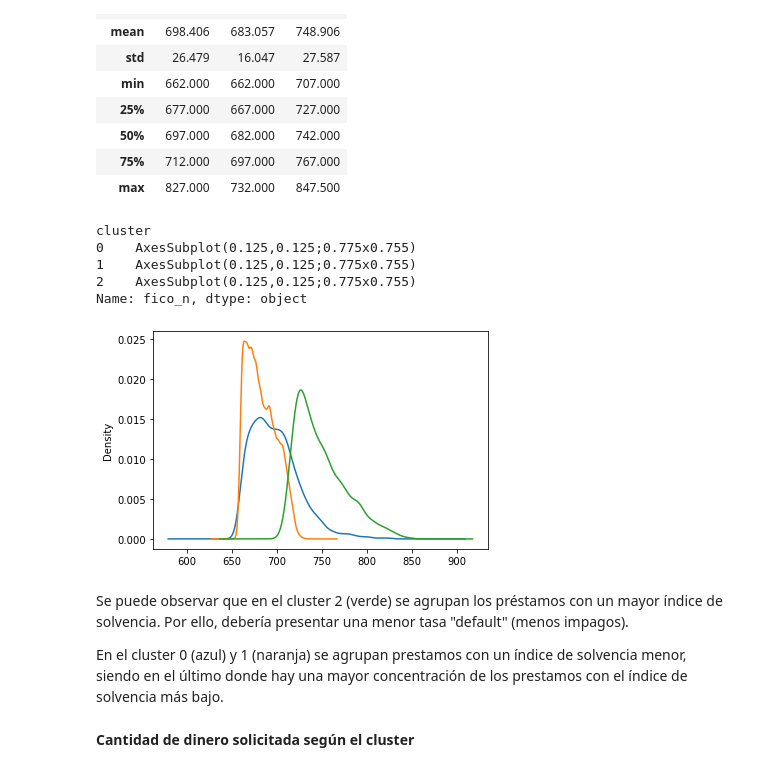
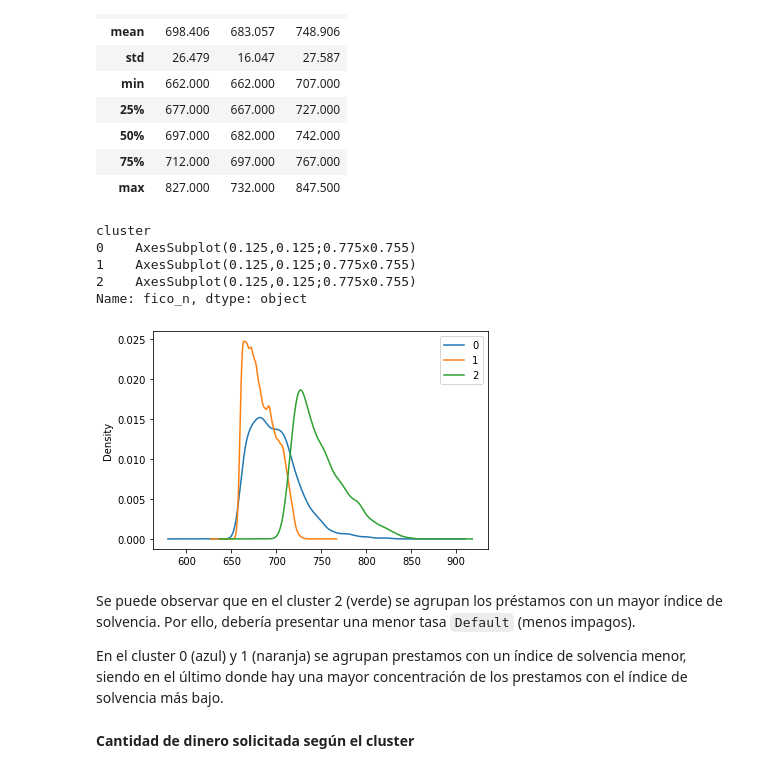
Before and after one commit to mario-sanz/IA2-Practicas, a Jupyter notebook: Lab1/P1_clustering.ipynb, the cells around one changed output. Saved outputs shown, nothing was run; the diff lists cells and outputs as text; code cells hidden in the pictures.

```diff
--- a/Lab1/P1_clustering.ipynb
+++ b/Lab1/P1_clustering.ipynb
@@ -579,16 +578,16 @@ df.groupby('cluster')["fico_n"].describe(include=np.number).transpose()
 | 75% | 712.000 | 697.000 | 767.000 |
 | max | 827.000 | 732.000 | 847.500 |
 # %%
-df.groupby(["cluster"])["fico_n"].plot(kind="density")
+df.groupby(["cluster"])["fico_n"].plot(kind="density", legend=True)
 # %% [output]
 cluster
 0    AxesSubplot(0.125,0.125;0.775x0.755)
 1    AxesSubplot(0.125,0.125;0.775x0.755)
 2    AxesSubplot(0.125,0.125;0.775x0.755)
 Name: fico_n, dtype: object
-[figure, old version]
+[figure, new version]
 # %% [markdown]
-Se puede observar que en el cluster 2 (verde) se agrupan los préstamos con un mayor índice de solvencia. Por ello, debería presentar una menor tasa "default" (menos impagos).
+Se puede observar que en el cluster 2 (verde) se agrupan los préstamos con un mayor índice de solvencia. Por ello, debería presentar una menor tasa `Default` (menos impagos).
 
 En el cluster 0 (azul) y 1 (naranja) se agrupan prestamos con un índice de solvencia menor, siendo en el último donde hay una mayor concentración de los prestamos con el índice de solvencia más bajo.
 # %% [markdown]
```
Also changed, not shown: parts of 26 cells of this notebook.
